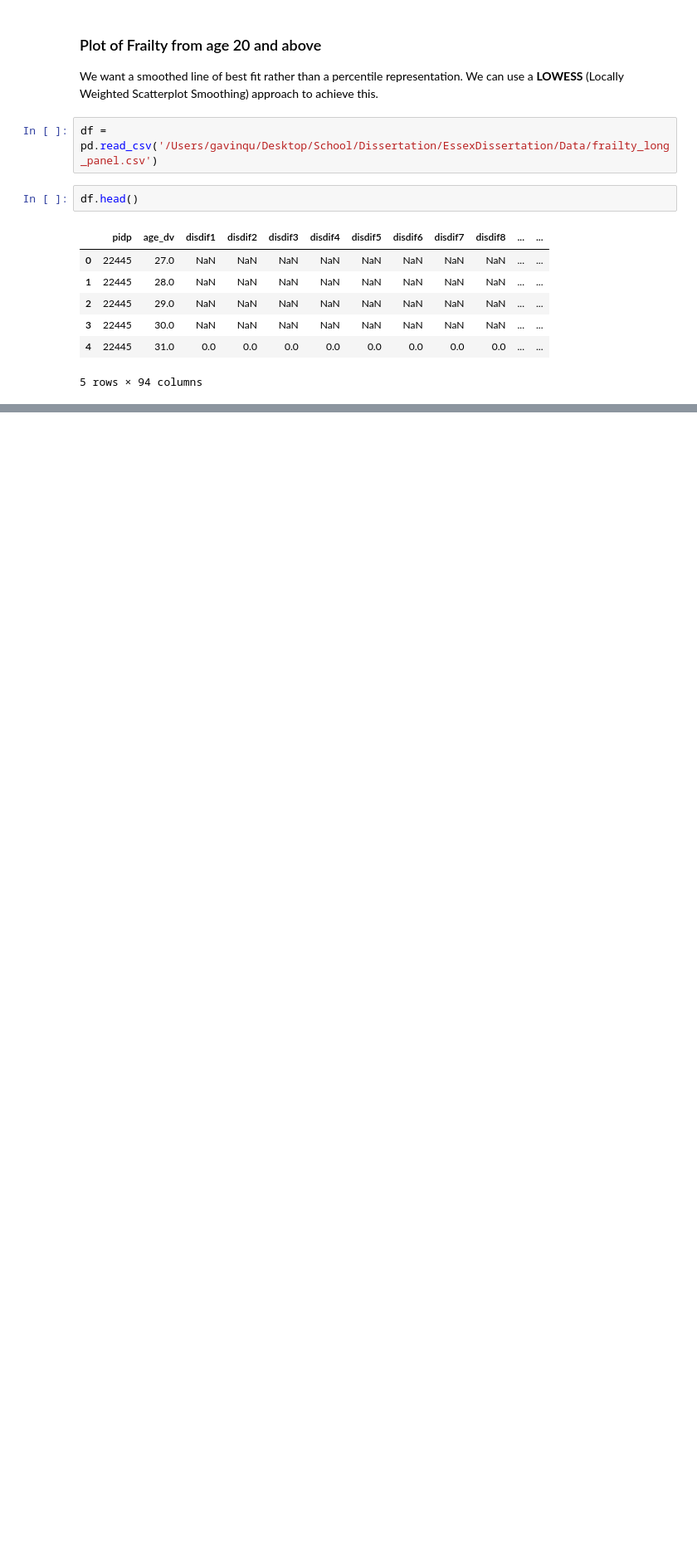
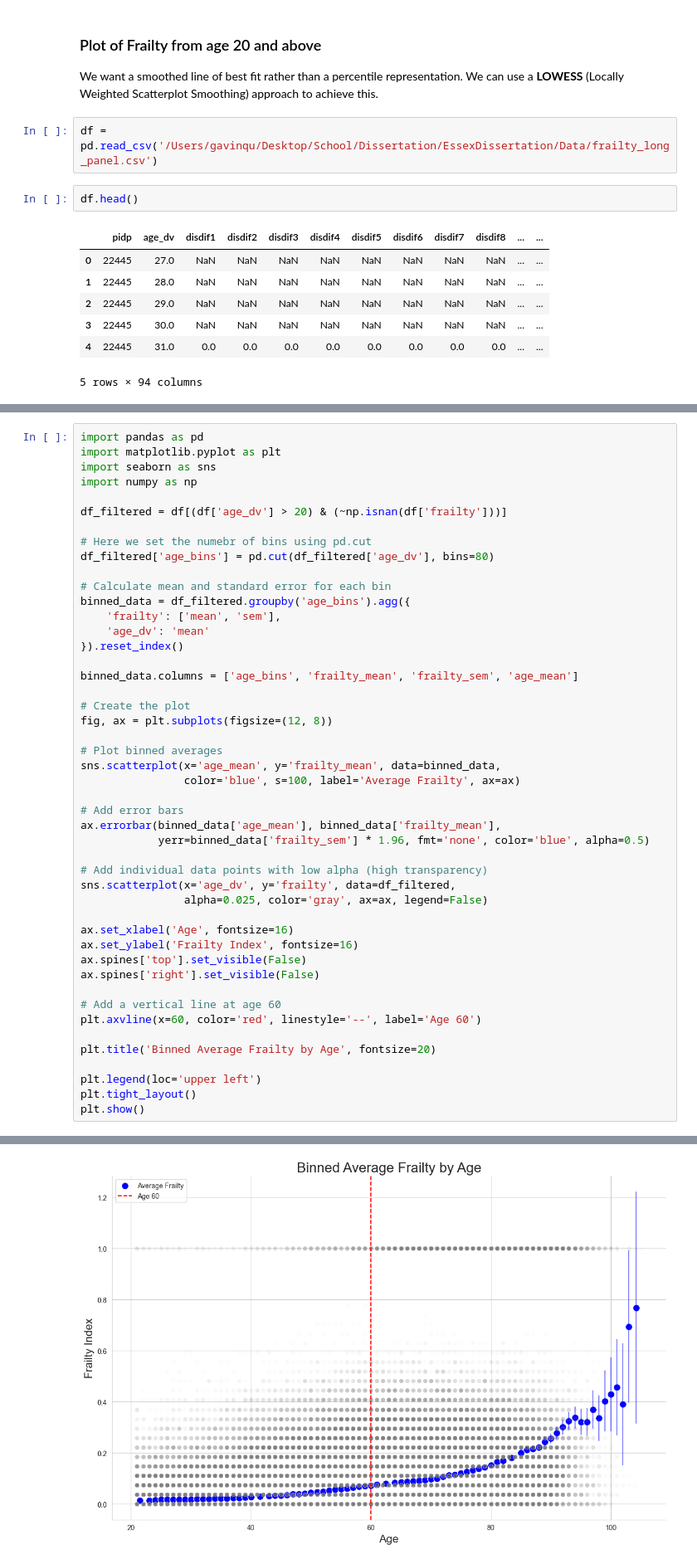
Before and after one commit to GJQu/EssexDissertation, a Jupyter notebook: frailty_july.ipynb, the cells around one changed output, grey strips where cells are left out. Shown at 83% size. Saved outputs shown, nothing was run; the diff lists cells and outputs as text; blank space fills up the shorter version.

Commit message:
add binned scatterplot

```diff
--- a/frailty_july.ipynb
+++ b/frailty_july.ipynb
@@ -648,0 +648,48 @@ Number of deaths (frailty == 1): 4180
+# %%
+import pandas as pd
+import matplotlib.pyplot as plt
+import seaborn as sns
+import numpy as np
+
+df_filtered = df[(df['age_dv'] > 20) & (~np.isnan(df['frailty']))]
+
+# Here we set the numebr of bins using pd.cut
+df_filtered['age_bins'] = pd.cut(df_filtered['age_dv'], bins=80)
+
+# Calculate mean and standard error for each bin
+binned_data = df_filtered.groupby('age_bins').agg({
+    'frailty': ['mean', 'sem'],
+    'age_dv': 'mean'
+}).reset_index()
+
+binned_data.columns = ['age_bins', 'frailty_mean', 'frailty_sem', 'age_mean']
+
+# Create the plot
+fig, ax = plt.subplots(figsize=(12, 8))
+
+# Plot binned averages
+sns.scatterplot(x='age_mean', y='frailty_mean', data=binned_data,
+                color='blue', s=100, label='Average Frailty', ax=ax)
+
+# Add error bars
+ax.errorbar(binned_data['age_mean'], binned_data['frailty_mean'],
+            yerr=binned_data['frailty_sem'] * 1.96, fmt='none', color='blue', alpha=0.5)
+
+# Add individual data points with low alpha (high transparency)
+sns.scatterplot(x='age_dv', y='frailty', data=df_filtered,
+                alpha=0.025, color='gray', ax=ax, legend=False)
+
+ax.set_xlabel('Age', fontsize=16)
+ax.set_ylabel('Frailty Index', fontsize=16)
+ax.spines['top'].set_visible(False)
+ax.spines['right'].set_visible(False)
+
+# Add a vertical line at age 60
+plt.axvline(x=60, color='red', linestyle='--', label='Age 60')
+
+plt.title('Binned Average Frailty by Age', fontsize=20)
+
+plt.legend(loc='upper left')
+plt.tight_layout()
+plt.show()
+# %% [output]
@@ -648,0 +700 @@ Number of deaths (frailty == 1): 4180
+[figure, added]
```
Also changed, not shown: parts of 4 cells of this notebook.
